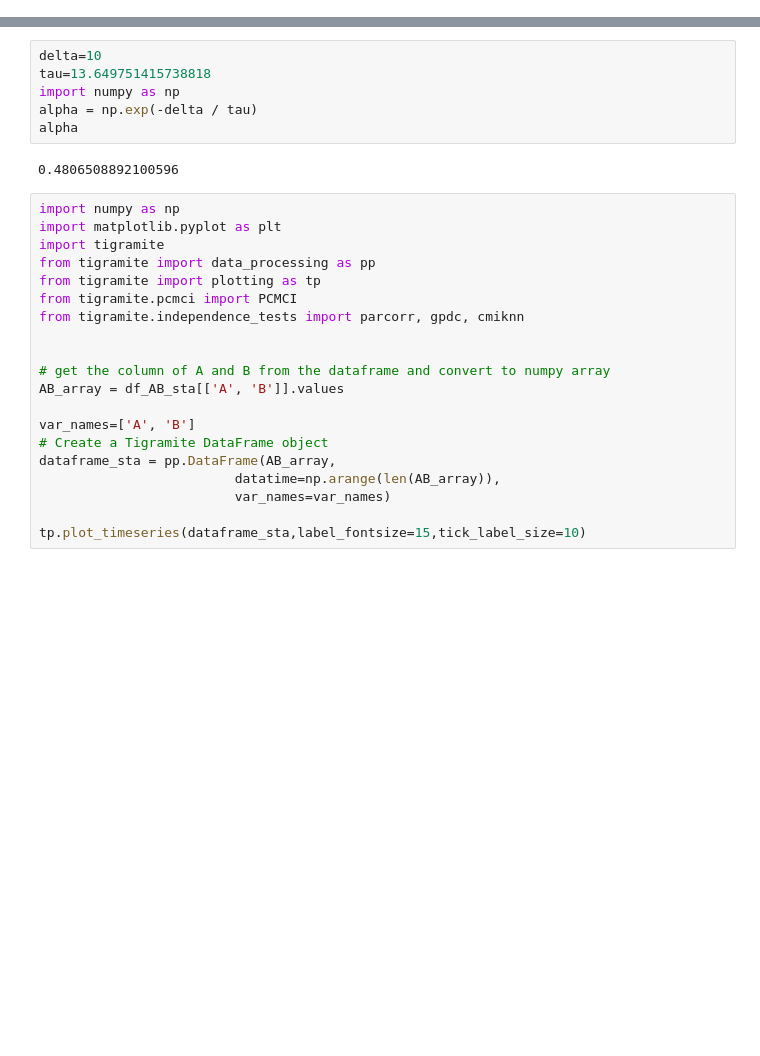
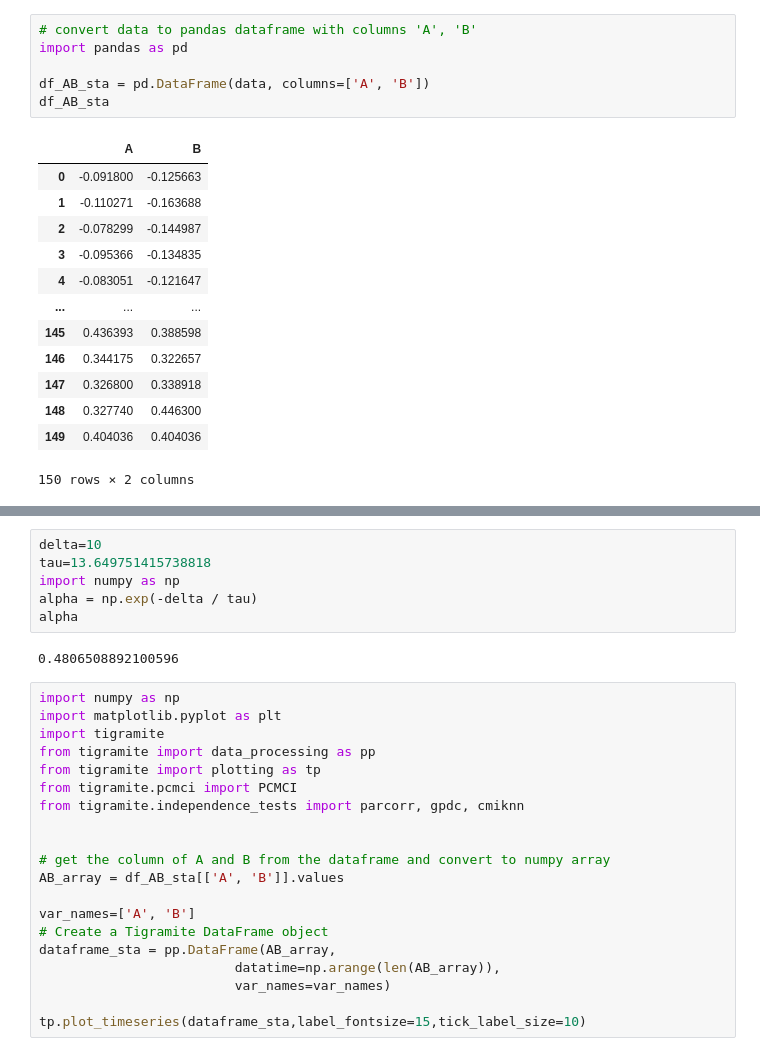
Before and after one commit to Peisong-Zheng/Paleoclimate_causality, a Jupyter notebook: Generate_syth_data_dt10_PCMCI_twoways.ipynb, the cells around one changed output, grey strips where cells are left out. Cells and saved outputs as stored; diff of their text form; blank space fills up the shorter version.

```diff
--- a/Generate_syth_data_dt10_PCMCI_twoways.ipynb
+++ b/Generate_syth_data_dt10_PCMCI_twoways.ipynb
@@ -30,3 +30,23 @@ plt.show()
+# %%
+# convert data to pandas dataframe with columns 'A', 'B'
+import pandas as pd
+
+df_AB_sta = pd.DataFrame(data, columns=['A', 'B'])
+df_AB_sta
+# %% [output]
+|  | A | B |
+| 0 | -0.091800 | -0.125663 |
+| 1 | -0.110271 | -0.163688 |
+| 2 | -0.078299 | -0.144987 |
+| 3 | -0.095366 | -0.134835 |
+| 4 | -0.083051 | -0.121647 |
+| ... | ... | ... |
+| 145 | 0.436393 | 0.388598 |
+| 146 | 0.344175 | 0.322657 |
+| 147 | 0.326800 | 0.338918 |
+| 148 | 0.327740 | 0.446300 |
+| 149 | 0.404036 | 0.404036 |
+150 rows × 2 columns
 # %%
 import importlib
 from toolbox import GC_functions as GC
```
Also changed, not shown: parts of 4 cells of this notebook.
